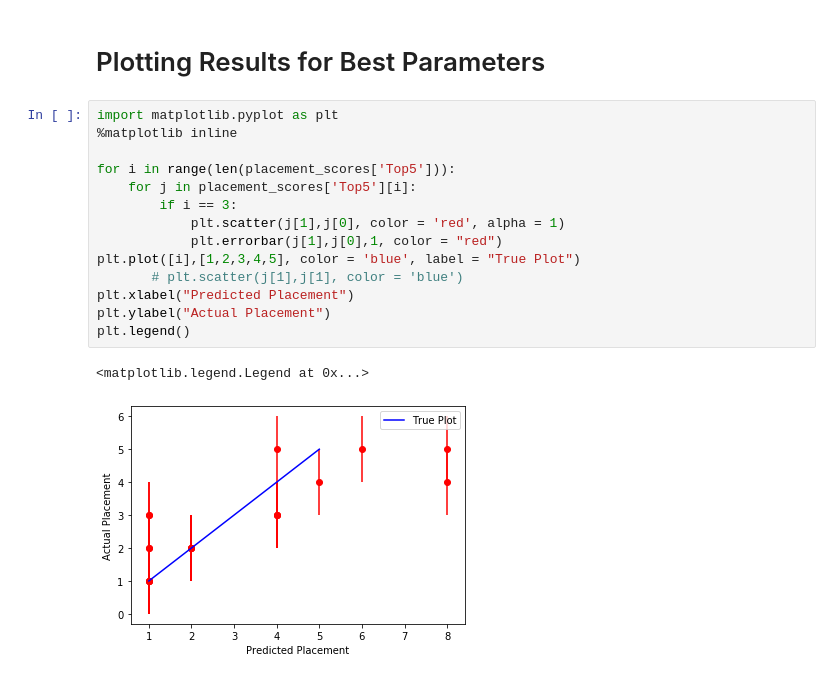
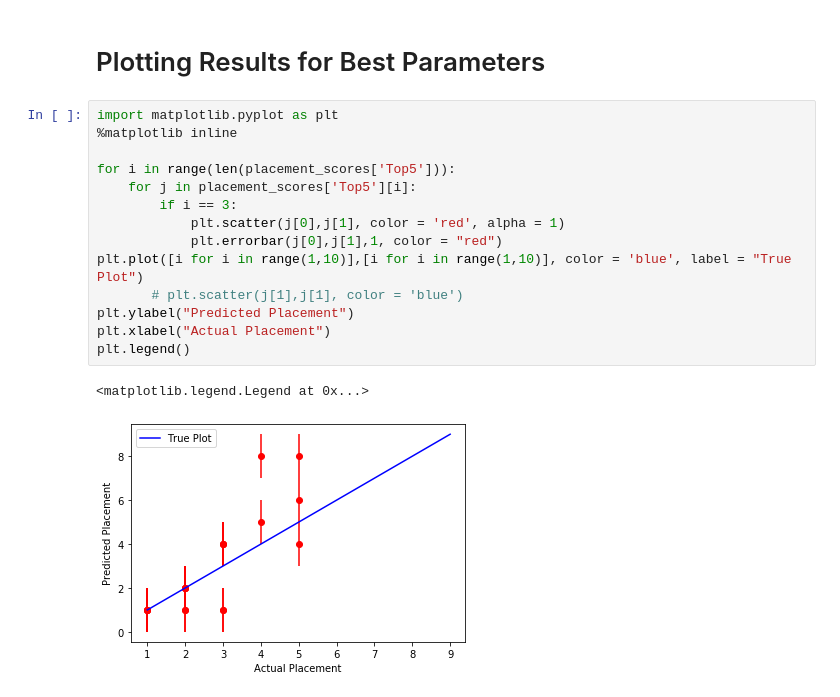
Before and after one commit to daviso42/CMSE202_Final_Project, a Jupyter notebook: TeamClass.ipynb, the cells around one changed output. Saved outputs shown, nothing was run; the diff lists cells and outputs as text.

Commit message:
swapped graph labels

```diff
--- a/TeamClass.ipynb
+++ b/TeamClass.ipynb
@@ -221,20 +221,20 @@ for i in range(len(score)):
 # %%
 import matplotlib.pyplot as plt
 %matplotlib inline
 
 for i in range(len(placement_scores['Top5'])):
     for j in placement_scores['Top5'][i]:
         if i == 3:
-            plt.scatter(j[1],j[0], color = 'red', alpha = 1)
-            plt.errorbar(j[1],j[0],1, color = "red")
-plt.plot([i],[1,2,3,4,5], color = 'blue', label = "True Plot")
+            plt.scatter(j[0],j[1], color = 'red', alpha = 1)
+            plt.errorbar(j[0],j[1],1, color = "red")
+plt.plot([i for i in range(1,10)],[i for i in range(1,10)], color = 'blue', label = "True Plot")
        # plt.scatter(j[1],j[1], color = 'blue')
-plt.xlabel("Predicted Placement")
-plt.ylabel("Actual Placement")
+plt.ylabel("Predicted Placement")
+plt.xlabel("Actual Placement")
 plt.legend()
 # %% [output]
 <matplotlib.legend.Legend at 0x...>
-[figure, old version]
+[figure, new version]
 # %%
 for i in range(len(placement_scores['Middle5'])):
     for j in placement_scores['Middle5'][i]:
```
Also changed, not shown: parts of 2 cells of this notebook.
